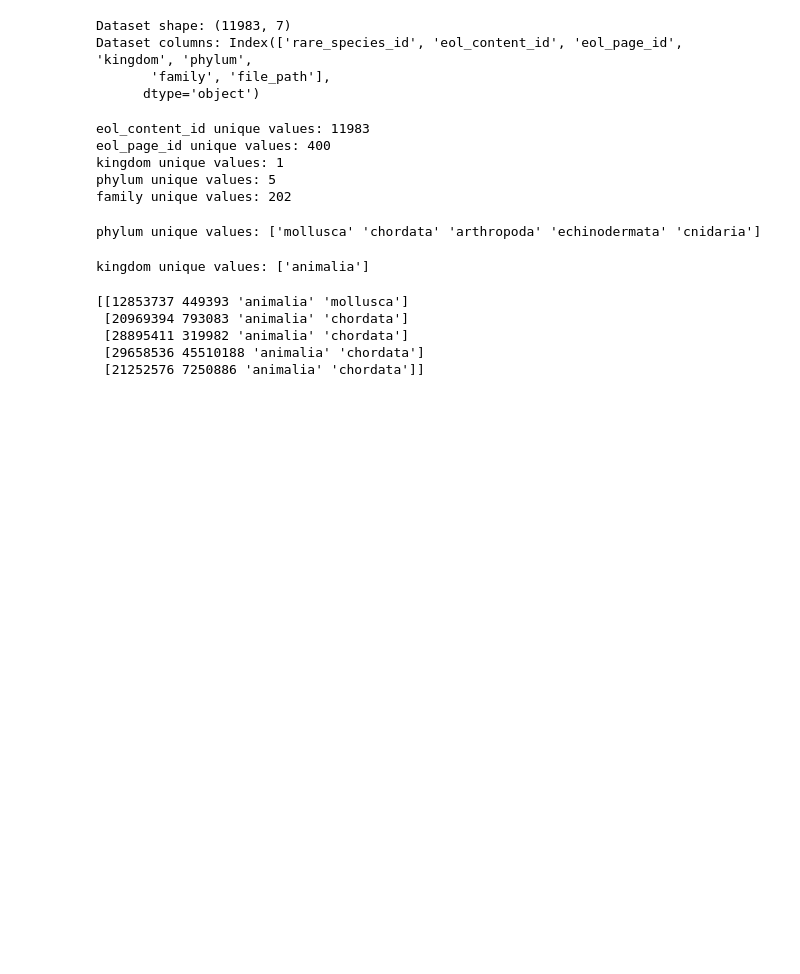
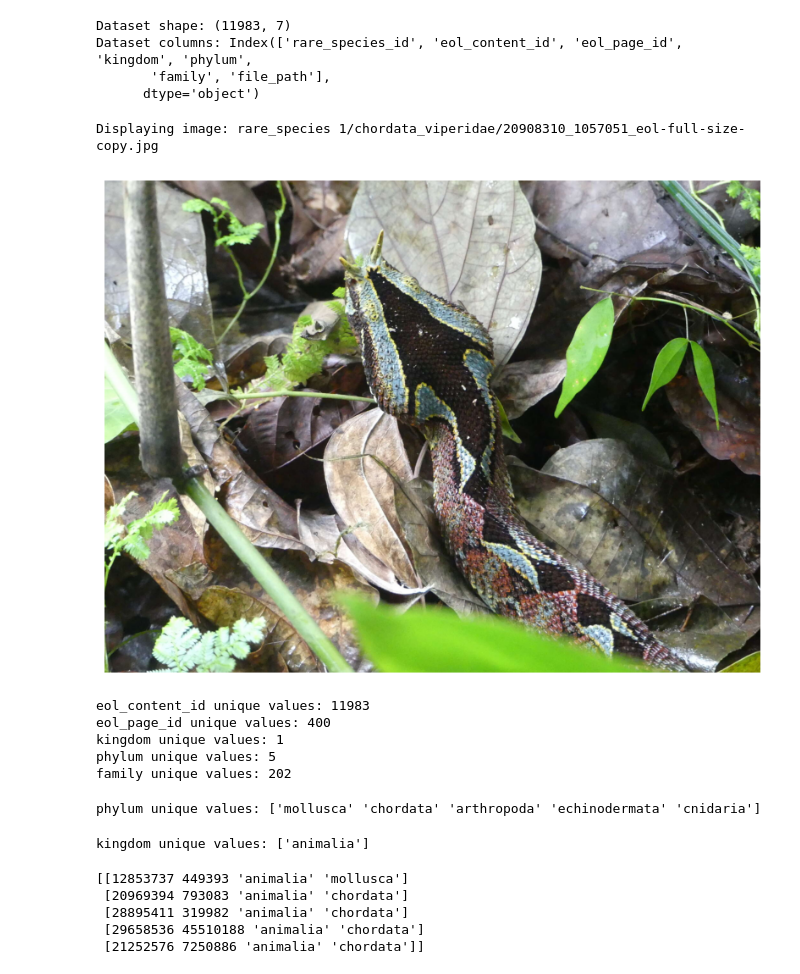
Before and after one commit to Silvestre17/DL_RareSpecies_ImageClassification_MasterProject, a Jupyter notebook: dl_prj.ipynb, the cells around one changed output. Cells and saved outputs as stored; diff of their text form; code cells hidden in the pictures; blank space fills up the shorter version.

```diff
--- a/dl_prj.ipynb
+++ b/dl_prj.ipynb
@@ -55,6 +67,37 @@ Dataset shape: (11983, 7)
 Dataset columns: Index(['rare_species_id', 'eol_content_id', 'eol_page_id', 'kingdom', 'phylum',
        'family', 'file_path'],
       dtype='object')
+# %%
+# Path to the folder
+image_folder = 'rare_species 1/'
+
+# List all images in the folder
+image_files = []
+for root, _, files in os.walk(image_folder):
+    for file in files:
+        if file.endswith(('.jpg')):
+            image_files.append(os.path.join(root, file))
+
+# Show example function
+def show_image(image_path: str) -> None:
+    """
+    Displays an image given its path.
+    """
+    image = Image.open(image_path)
+    plt.figure(figsize=(10, 10))
+    plt.imshow(image)
+    plt.axis('off')  # Remove axis for cleaner visualization
+    plt.show()
+
+# Show an example
+if image_files:
+    print(f"Displaying image: {image_files[100]}")
+    show_image(image_files[100])
+else:
+    print("No images found in the folder.")
+# %% [output]
+Displaying image: rare_species 1/chordata_viperidae/20908310_1057051_eol-full-size-copy.jpg
+[figure, added]
 # %%
 # Selecting the features and the target variable
 
```
Also changed, not shown: parts of 5 cells of this notebook.
